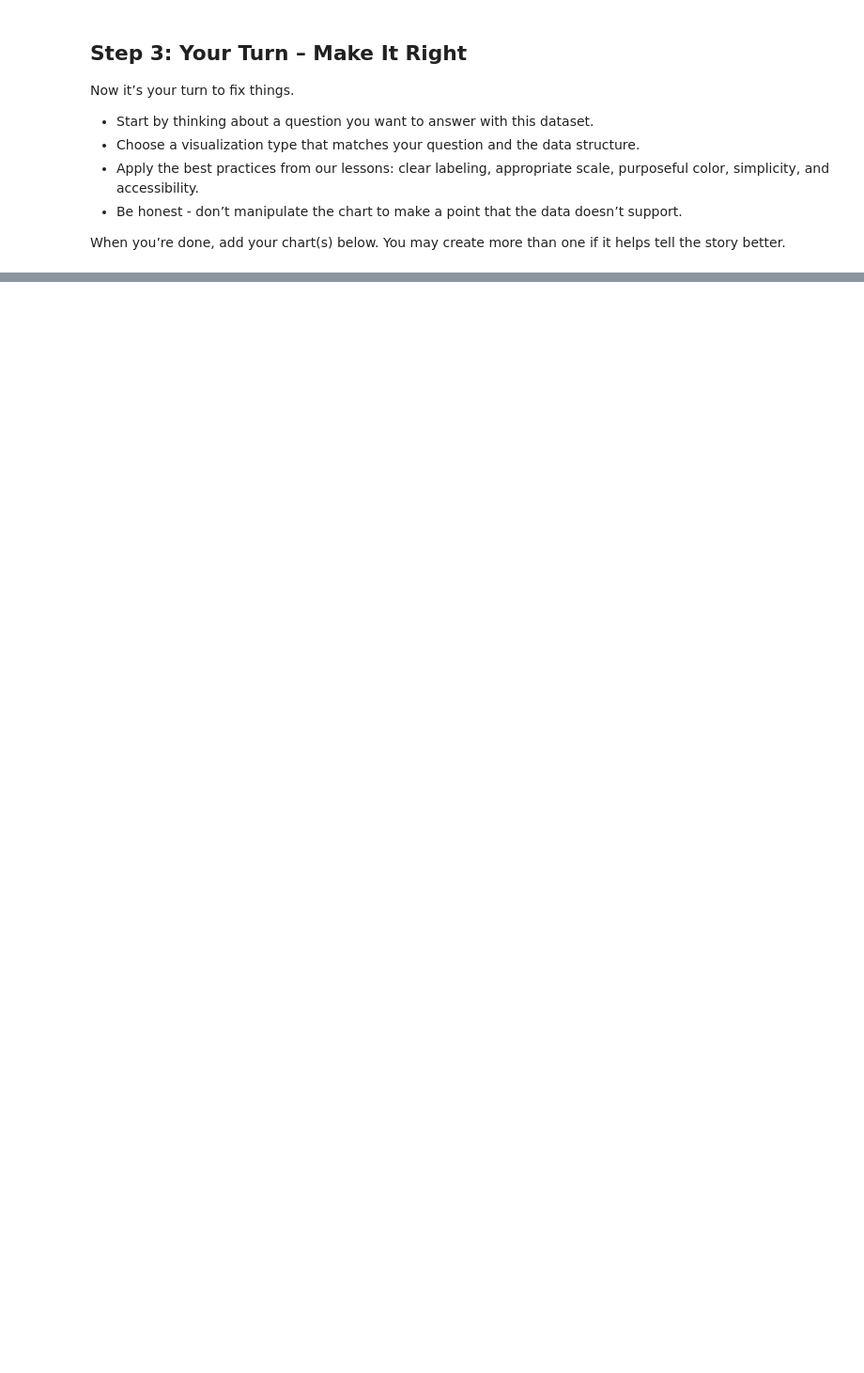
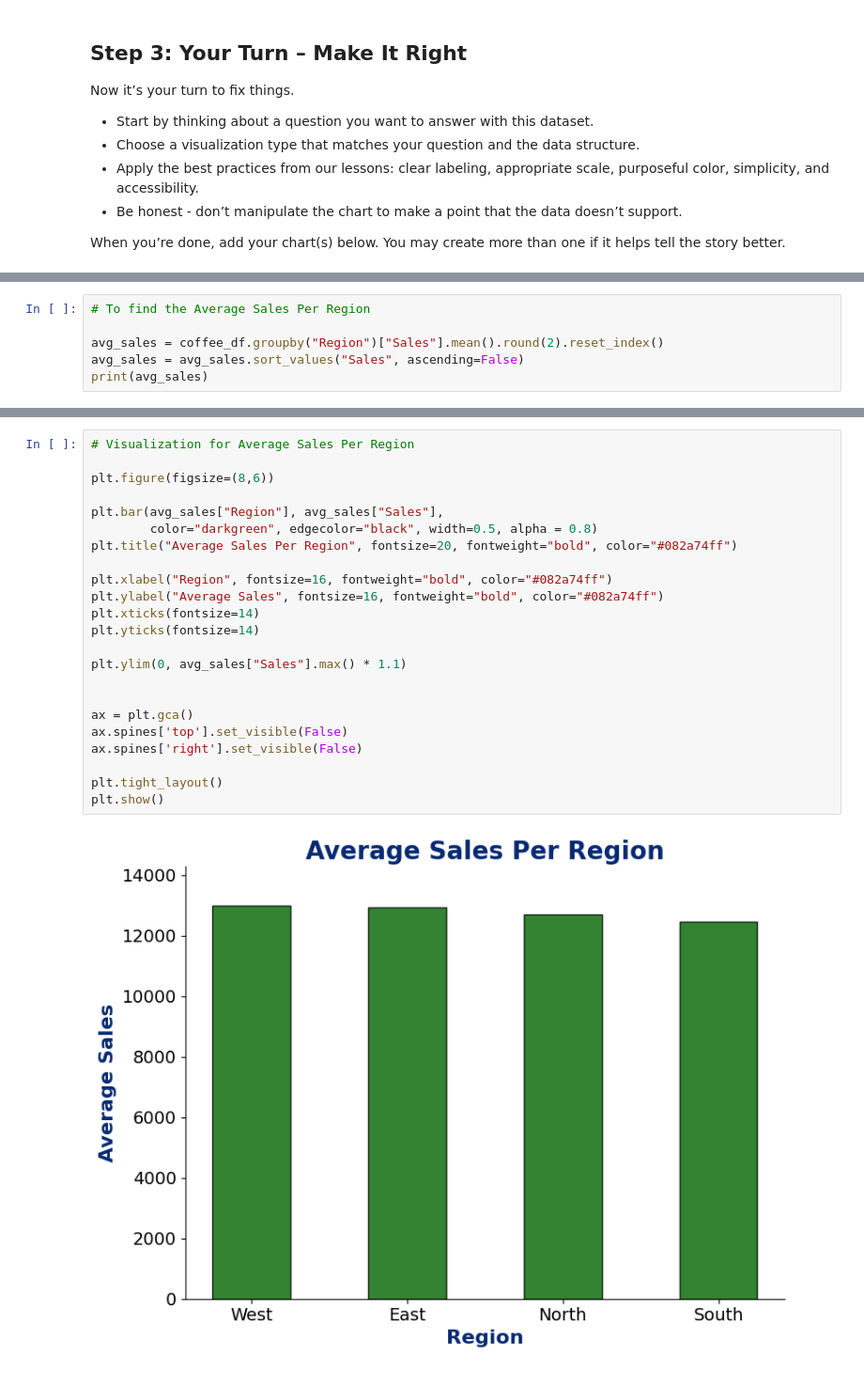
Before and after one commit to shivahari04/DA_M3_DataVizChallenge, a Jupyter notebook: data_viz_ethics_challenge.ipynb, the cells around one changed output, grey strips where cells are left out. Shown at 94% size. Cells and saved outputs as stored; diff of their text form; blank space fills up the shorter version.

```diff
--- a/data_viz_ethics_challenge.ipynb
+++ b/data_viz_ethics_challenge.ipynb
@@ -147,0 +161,6 @@ plt.show()
+# %%
+# To find the Average Sales Per Region
+
+avg_sales = coffee_df.groupby("Region")["Sales"].mean().round(2).reset_index()
+avg_sales = avg_sales.sort_values("Sales", ascending=False)
+print(avg_sales)
@@ -147,0 +181,25 @@ plt.show()
+# %%
+# Visualization for Average Sales Per Region
+
+plt.figure(figsize=(8,6))
+
+plt.bar(avg_sales["Region"], avg_sales["Sales"],
+        color="darkgreen", edgecolor="black", width=0.5, alpha = 0.8)
+plt.title("Average Sales Per Region", fontsize=20, fontweight="bold", color="#082a74ff")
+
+plt.xlabel("Region", fontsize=16, fontweight="bold", color="#082a74ff")
+plt.ylabel("Average Sales", fontsize=16, fontweight="bold", color="#082a74ff")
+plt.xticks(fontsize=14)
+plt.yticks(fontsize=14)
+
+plt.ylim(0, avg_sales["Sales"].max() * 1.1)
+
+
+ax = plt.gca()
+ax.spines['top'].set_visible(False)
+ax.spines['right'].set_visible(False)
+
+plt.tight_layout()
+plt.show()
+# %% [output]
+[figure, added]
```
Also changed, not shown: parts of 9 cells of this notebook.
